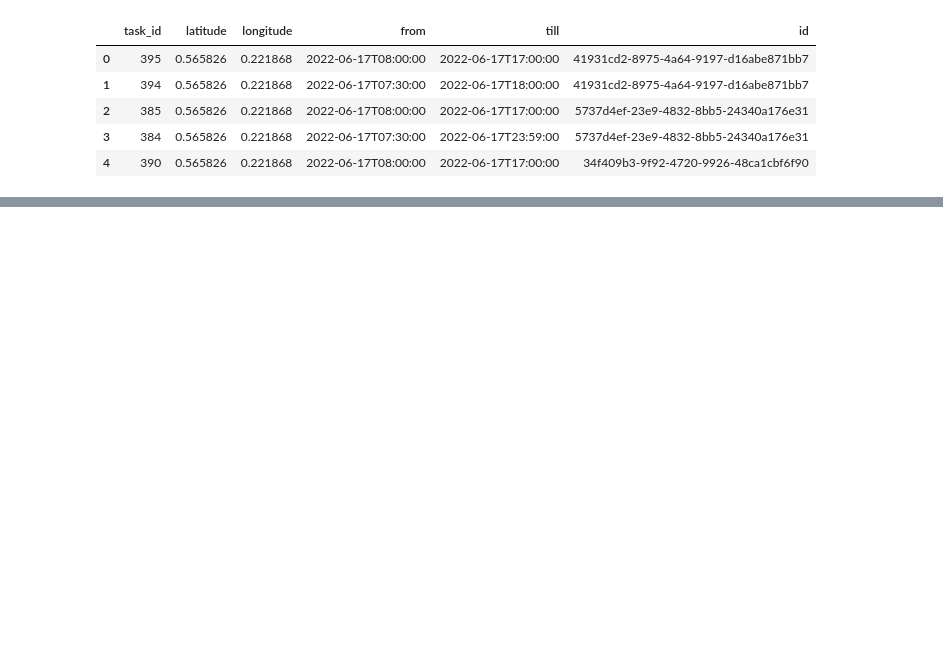
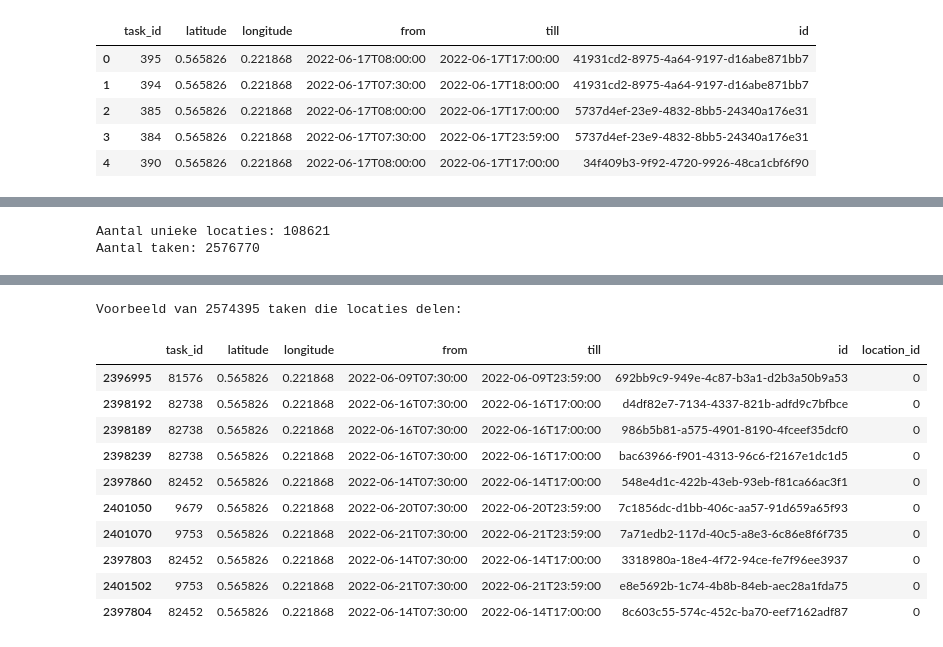
Before and after one commit to katrien-c/opdracht_transport, a Jupyter notebook: notebooks/kco.ipynb, the cells around one changed output, grey strips where cells are left out. Drawn from its saved outputs; the diff is of its cells as text; code cells hidden in the pictures; blank space fills up the shorter version.

Commit message:
Add location_id assignment to tasks_normalized and fixed_tasks_normalized

```diff
--- a/notebooks/kco.ipynb
+++ b/notebooks/kco.ipynb
@@ -167,0 +175,62 @@ display(fixed_tasks_normalized.head())
+# %%
+# Unieke locatie IDs toevoegen aan tasks_normalized
+# Punten binnen 6 meter van elkaar krijgen dezelfde location_id
+
+from sklearn.cluster import DBSCAN
+import numpy as np
+
+def haversine_distance(lat1, lon1, lat2, lon2):
+    """
+    Bereken de afstand tussen twee punten op aarde in meters
+    """
+    # Aardstraal in meters
+    R = 6371000
+
+    # Converteer naar radialen
+    lat1_rad = np.radians(lat1)
+    lat2_rad = np.radians(lat2)
+    dlat = np.radians(lat2 - lat1)
+    dlon = np.radians(lon2 - lon1)
+
+    # Haversine formule
+    a = np.sin(dlat/2)**2 + np.cos(lat1_rad) * np.cos(lat2_rad) * np.sin(dlon/2)**2
+    c = 2 * np.arctan2(np.sqrt(a), np.sqrt(1-a))
+    distance = R * c
+
+    return distance
+
+# Bereid data voor clustering voor
+coords = tasks_normalized[['latitude', 'longitude']].copy()
+
+# Verwijder rijen met missende coördinaten
+coords_clean = coords.dropna()
+
+# Converteer naar radialen voor DBSCAN met haversine metric
+coords_rad = np.radians(coords_clean[['latitude', 'longitude']].values)
+
+# DBSCAN clustering
+# eps in radialen: 6 meter / 6371000 meter (aardstraal) ≈ 0.000000941
+eps_rad = 6 / 6371000
+dbscan = DBSCAN(eps=eps_rad, min_samples=1, metric='haversine')
+clusters = dbscan.fit_predict(coords_rad)
+
+# Voeg cluster labels toe aan de originele dataframe
+tasks_normalized['location_id'] = np.nan
+tasks_normalized.loc[coords_clean.index, 'location_id'] = clusters
+
+# Converteer naar integer waar mogelijk
+tasks_normalized['location_id'] = tasks_normalized['location_id'].astype('Int64')
+
+# Toon resultaat
+print(f"Aantal unieke locaties: {tasks_normalized['location_id'].nunique()}")
+print(f"Aantal taken: {len(tasks_normalized)}")
+display(tasks_normalized[['task_id', 'latitude', 'longitude', 'location_id']].head(20))
+
+# Toon een voorbeeld van taken die dezelfde locatie delen
+duplicated_locations = tasks_normalized[tasks_normalized.duplicated(subset=['location_id'], keep=False)]
+if len(duplicated_locations) > 0:
+    print(f"\nVoorbeeld van {len(duplicated_locations)} taken die locaties delen:")
+    display(duplicated_locations.sort_values('location_id').head(10))
+# %% [output]
+Aantal unieke locaties: 108621
+Aantal taken: 2576770
@@ -167,0 +254,12 @@ display(fixed_tasks_normalized.head())
+Voorbeeld van 2574395 taken die locaties delen:
+|  | task_id | latitude | longitude | from | till | id | location_id |
+| 2396995 | 81576 | 0.565826 | 0.221868 | 2022-06-09T07:30:00 | 2022-06-09T23:59:00 | 692bb9c9-949e-4c87-b3a1-d2b3a50b9a53 | 0 |
+| 2398192 | 82738 | 0.565826 | 0.221868 | 2022-06-16T07:30:00 | 2022-06-16T17:00:00 | d4df82e7-7134-4337-821b-adfd9c7bfbce | 0 |
+| 2398189 | 82738 | 0.565826 | 0.221868 | 2022-06-16T07:30:00 | 2022-06-16T17:00:00 | 986b5b81-a575-4901-8190-4fceef35dcf0 | 0 |
+| 2398239 | 82738 | 0.565826 | 0.221868 | 2022-06-16T07:30:00 | 2022-06-16T17:00:00 | bac63966-f901-4313-96c6-f2167e1dc1d5 | 0 |
+| 2397860 | 82452 | 0.565826 | 0.221868 | 2022-06-14T07:30:00 | 2022-06-14T17:00:00 | 548e4d1c-422b-43eb-93eb-f81ca66ac3f1 | 0 |
+| 2401050 | 9679 | 0.565826 | 0.221868 | 2022-06-20T07:30:00 | 2022-06-20T23:59:00 | 7c1856dc-d1bb-406c-aa57-91d659a65f93 | 0 |
+| 2401070 | 9753 | 0.565826 | 0.221868 | 2022-06-21T07:30:00 | 2022-06-21T23:59:00 | 7a71edb2-117d-40c5-a8e3-6c86e8f6f735 | 0 |
+| 2397803 | 82452 | 0.565826 | 0.221868 | 2022-06-14T07:30:00 | 2022-06-14T17:00:00 | 3318980a-18e4-4f72-94ce-fe7f96ee3937 | 0 |
+| 2401502 | 9753 | 0.565826 | 0.221868 | 2022-06-21T07:30:00 | 2022-06-21T23:59:00 | e8e5692b-1c74-4b8b-84eb-aec28a1fda75 | 0 |
+| 2397804 | 82452 | 0.565826 | 0.221868 | 2022-06-14T07:30:00 | 2022-06-14T17:00:00 | 8c603c55-574c-452c-ba70-eef7162adf87 | 0 |
```
Also changed, not shown: parts of 4 cells of this notebook.
